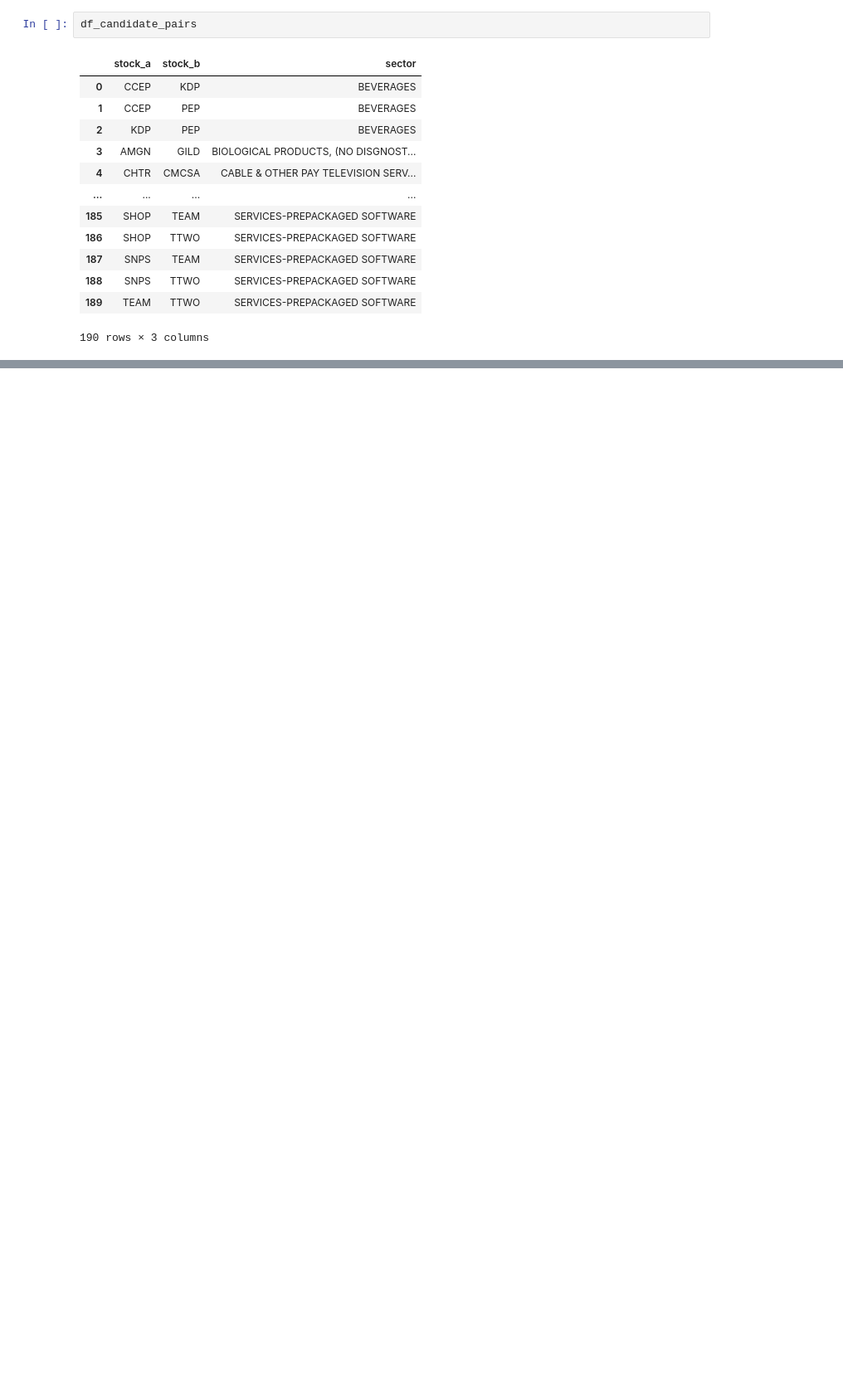
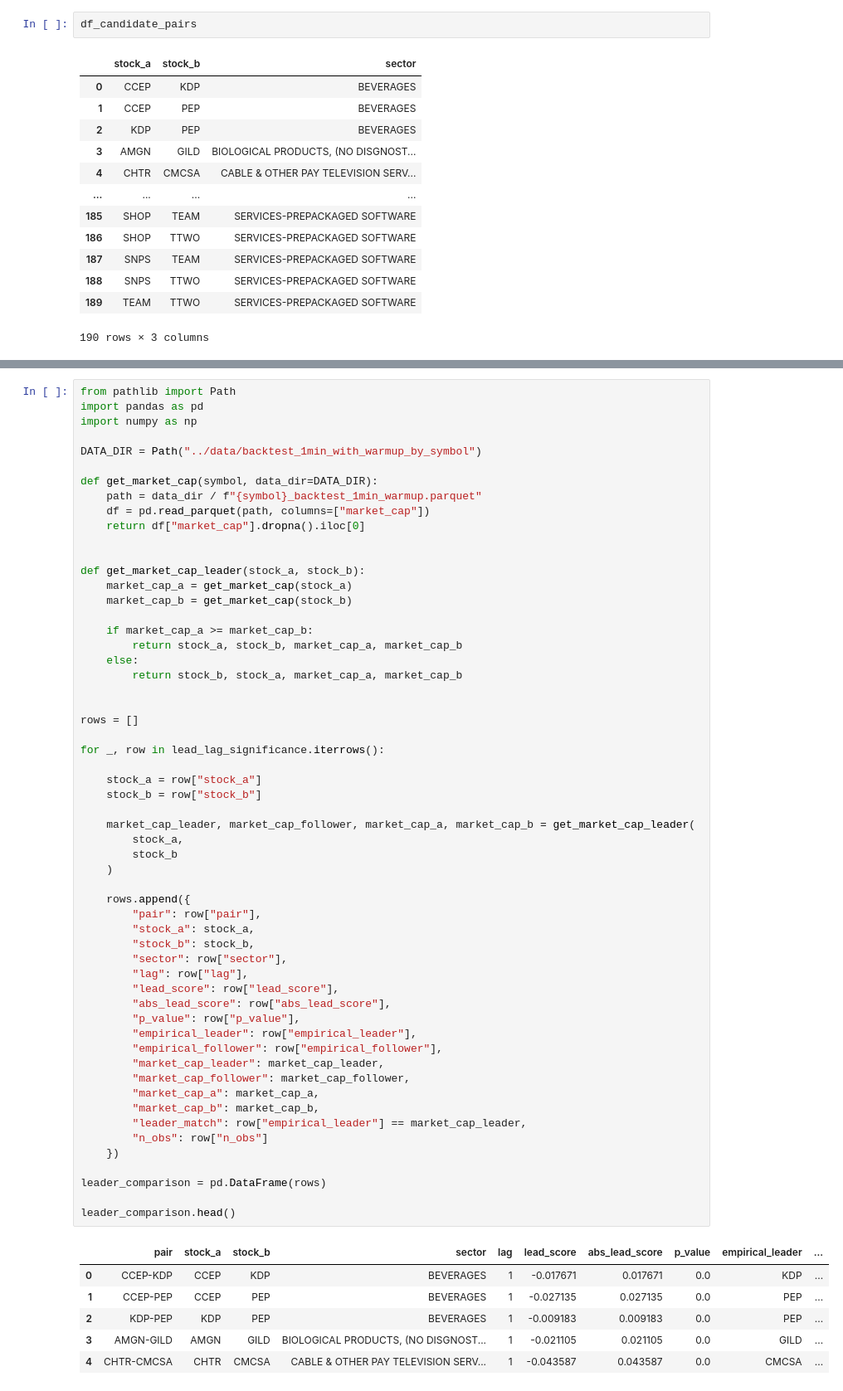
Before and after one commit to ADRIANVM117/data-science-portfolio, a Jupyter notebook: SolidBack_Quant/notebooks/03_hyphotesis_validation_pt2.ipynb, the cells around one changed output, grey strips where cells are left out. Shown at 83% size. Drawn from its saved outputs; the diff is of its cells as text; blank space fills up the shorter version.

```diff
--- a/SolidBack_Quant/notebooks/03_hyphotesis_validation_pt2.ipynb
+++ b/SolidBack_Quant/notebooks/03_hyphotesis_validation_pt2.ipynb
@@ -45,0 +560,64 @@ df_candidate_pairs
+# %%
+from pathlib import Path
+import pandas as pd
+import numpy as np
+
+DATA_DIR = Path("../data/backtest_1min_with_warmup_by_symbol")
+
+def get_market_cap(symbol, data_dir=DATA_DIR):
+    path = data_dir / f"{symbol}_backtest_1min_warmup.parquet"
+    df = pd.read_parquet(path, columns=["market_cap"])
+    return df["market_cap"].dropna().iloc[0]
+
+
+def get_market_cap_leader(stock_a, stock_b):
+    market_cap_a = get_market_cap(stock_a)
+    market_cap_b = get_market_cap(stock_b)
+
+    if market_cap_a >= market_cap_b:
+        return stock_a, stock_b, market_cap_a, market_cap_b
+    else:
+        return stock_b, stock_a, market_cap_a, market_cap_b
+
+
+rows = []
+
+for _, row in lead_lag_significance.iterrows():
+
+    stock_a = row["stock_a"]
+    stock_b = row["stock_b"]
+
+    market_cap_leader, market_cap_follower, market_cap_a, market_cap_b = get_market_cap_leader(
+        stock_a,
+        stock_b
+    )
+
+    rows.append({
+        "pair": row["pair"],
+        "stock_a": stock_a,
+        "stock_b": stock_b,
+        "sector": row["sector"],
+        "lag": row["lag"],
+        "lead_score": row["lead_score"],
+        "abs_lead_score": row["abs_lead_score"],
+        "p_value": row["p_value"],
+        "empirical_leader": row["empirical_leader"],
+        "empirical_follower": row["empirical_follower"],
+        "market_cap_leader": market_cap_leader,
+        "market_cap_follower": market_cap_follower,
+        "market_cap_a": market_cap_a,
+        "market_cap_b": market_cap_b,
+        "leader_match": row["empirical_leader"] == market_cap_leader,
+        "n_obs": row["n_obs"]
+    })
+
+leader_comparison = pd.DataFrame(rows)
+
+leader_comparison.head()
+# %% [output]
+|  | pair | stock_a | stock_b | sector | lag | lead_score | abs_lead_score | p_value | empirical_leader | ... |
+| 0 | CCEP-KDP | CCEP | KDP | BEVERAGES | 1 | -0.017671 | 0.017671 | 0.0 | KDP | ... |
+| 1 | CCEP-PEP | CCEP | PEP | BEVERAGES | 1 | -0.027135 | 0.027135 | 0.0 | PEP | ... |
+| 2 | KDP-PEP | KDP | PEP | BEVERAGES | 1 | -0.009183 | 0.009183 | 0.0 | PEP | ... |
+| 3 | AMGN-GILD | AMGN | GILD | BIOLOGICAL PRODUCTS, (NO DISGNOST... | 1 | -0.021105 | 0.021105 | 0.0 | GILD | ... |
+| 4 | CHTR-CMCSA | CHTR | CMCSA | CABLE & OTHER PAY TELEVISION SERV... | 1 | -0.043587 | 0.043587 | 0.0 | CMCSA | ... |
```
Also changed, not shown: parts of 25 cells of this notebook.
